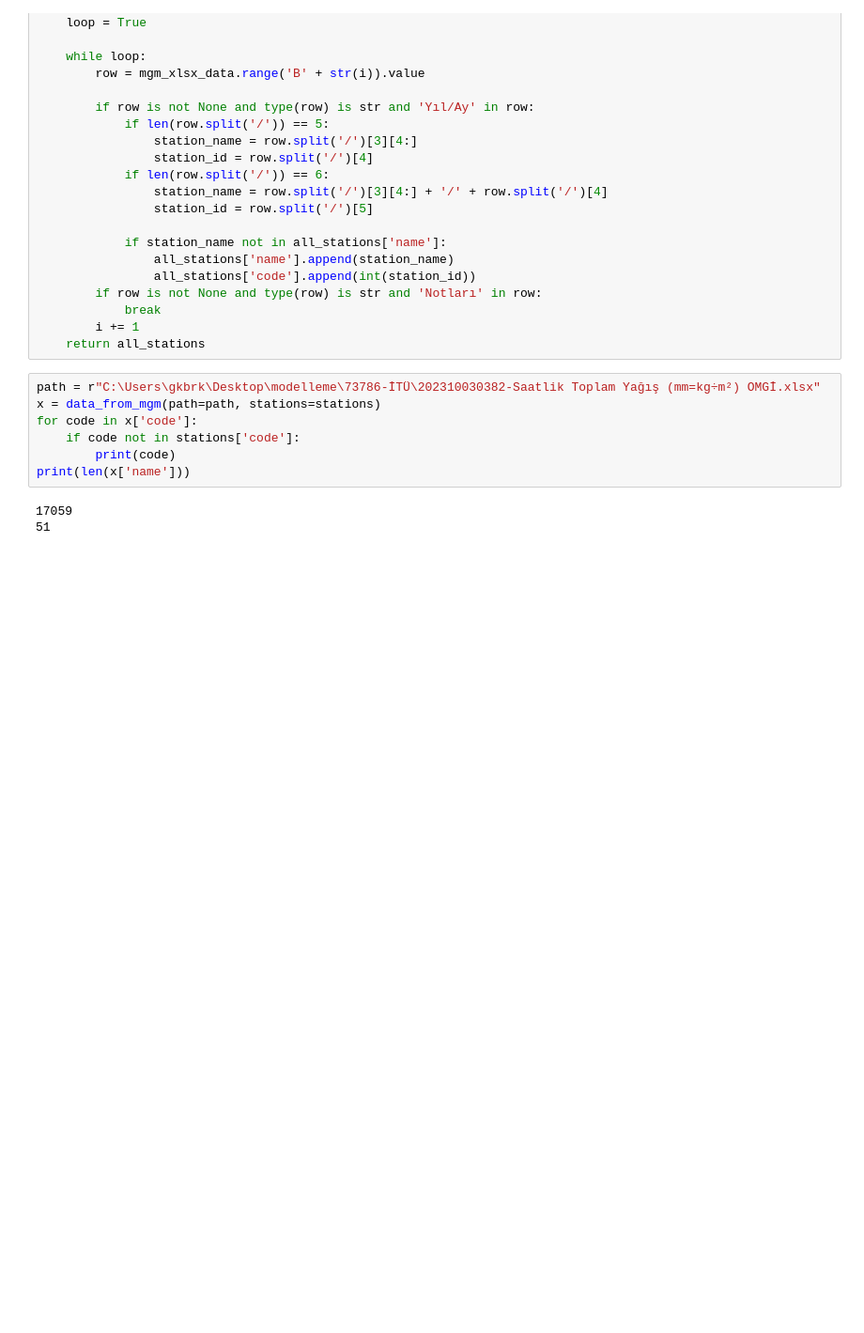
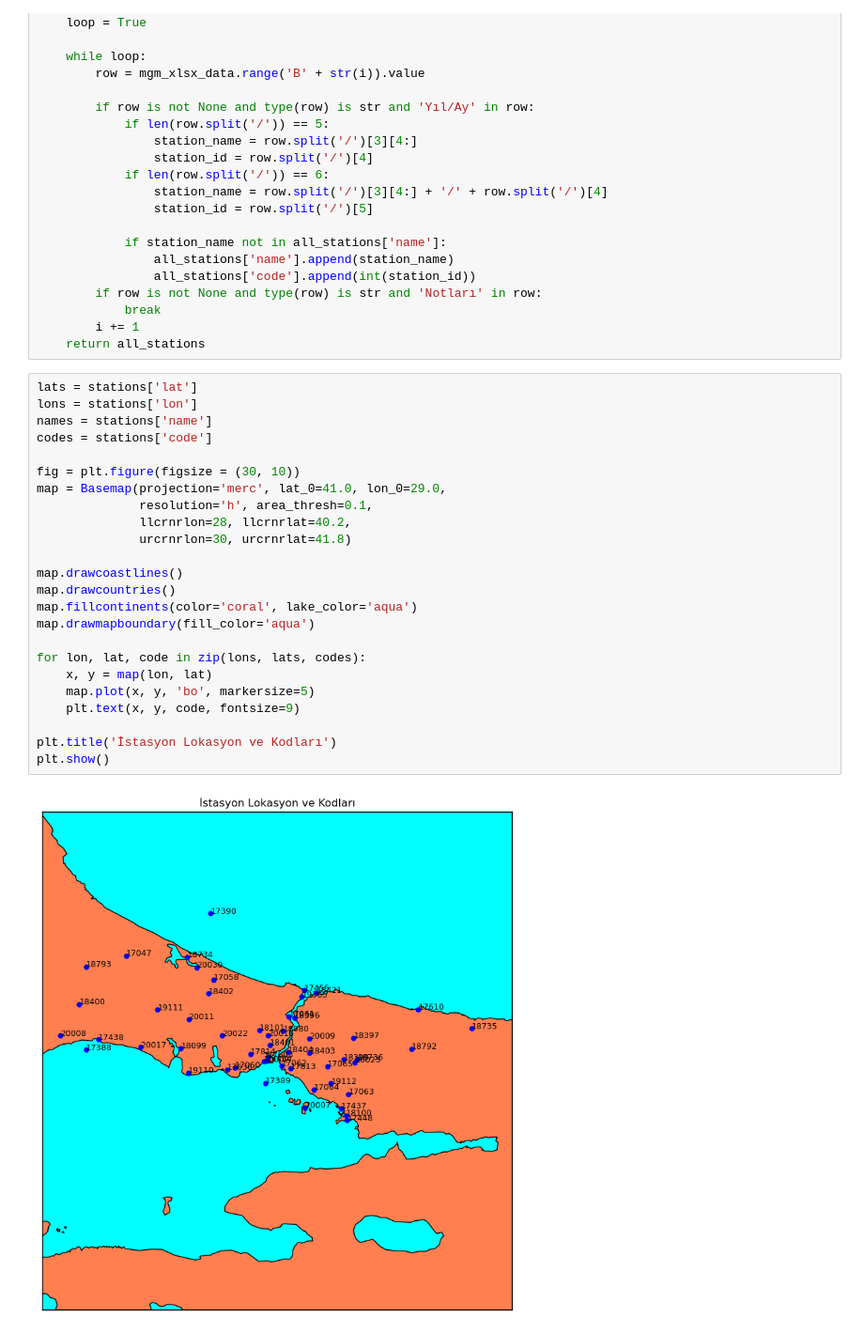
Before and after one commit to gkbrkgrr/modelleme, a Jupyter notebook: data_analysis.ipynb, the cells around one changed output. Shown at 94% size. Cells and saved outputs as stored; diff of their text form; blank space fills up the shorter version.

```diff
--- a/data_analysis.ipynb
+++ b/data_analysis.ipynb
@@ -53,13 +51,29 @@ def data_from_mgm(path, stations):
             break
         i += 1
     return all_stations
-# %%
-path = r"C:\Users\gkbrk\Desktop\modelleme\73786-İTÜ\202310030382-Saatlik Toplam Yağış (mm=kg÷m²) OMGİ.xlsx"
-x = data_from_mgm(path=path, stations=stations)
-for code in x['code']:
-    if code not in stations['code']:
-        print(code)
-print(len(x['name']))
-# %% [output]
-17059
-51
+# %%
+lats = stations['lat']
+lons = stations['lon']
+names = stations['name']
+codes = stations['code']
+
+fig = plt.figure(figsize = (30, 10))
+map = Basemap(projection='merc', lat_0=41.0, lon_0=29.0,
+              resolution='h', area_thresh=0.1,
+              llcrnrlon=28, llcrnrlat=40.2,
+              urcrnrlon=30, urcrnrlat=41.8)
+
+map.drawcoastlines()
+map.drawcountries()
+map.fillcontinents(color='coral', lake_color='aqua')
+map.drawmapboundary(fill_color='aqua')
+
+for lon, lat, code in zip(lons, lats, codes):
+    x, y = map(lon, lat)
+    map.plot(x, y, 'bo', markersize=5)
+    plt.text(x, y, code, fontsize=9)
+
+plt.title('İstasyon Lokasyon ve Kodları')
+plt.show()
+# %% [output]
+[figure, added]
```
Also changed, not shown: parts of 2 cells of this notebook.
